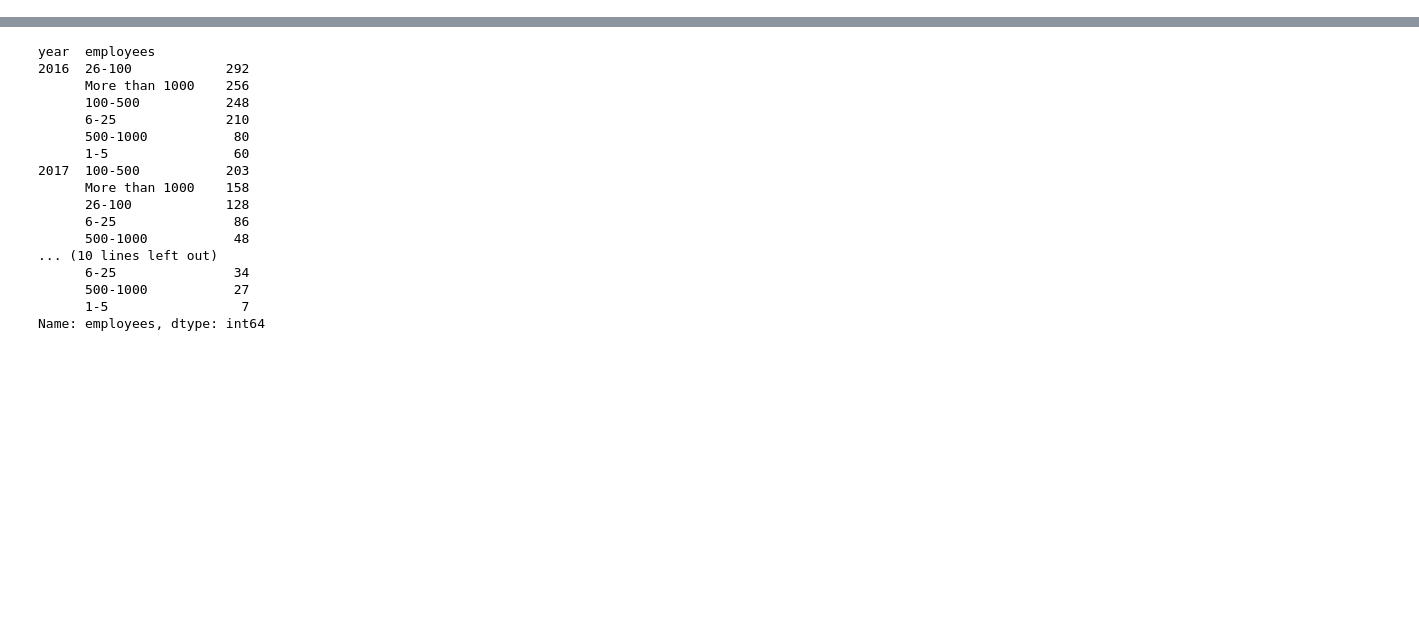
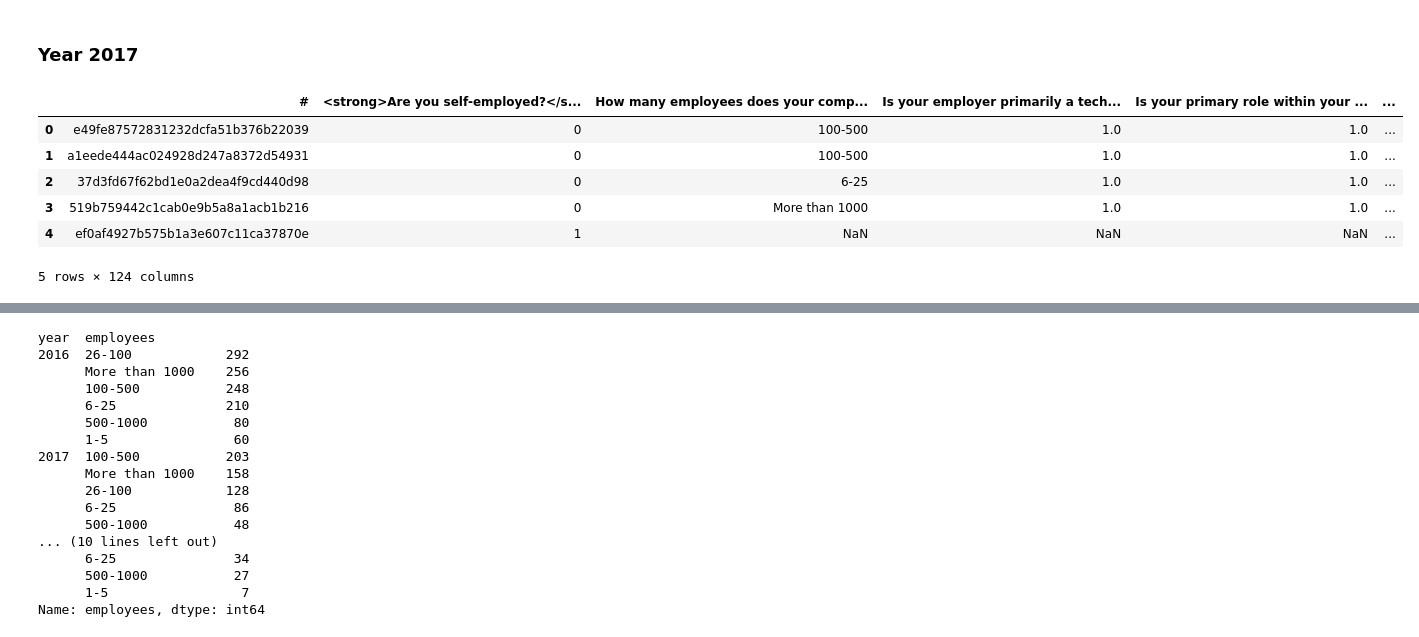
Before and after one commit to jaceybronte/compsci216-project, a Jupyter notebook: 216EDA.ipynb, the cells around one changed output, grey strips where cells are left out. Cells and saved outputs as stored; diff of their text form; code cells hidden in the pictures; blank space fills up the shorter version.

```diff
--- a/216EDA.ipynb
+++ b/216EDA.ipynb
@@ -5,21 +9,21 @@ import numpy as np
 # %%
 #download data
-with open("2016-raw-data.txt") as f:
+with open("2016-raw-data.csv") as f:
     data_2016 = pd.read_csv(f)
 
 data_2016['year'] = 2016
 
-with open("2017-raw-data.txt") as f:
+with open("2017-raw-data.csv") as f:
     data_2017 = pd.read_csv(f)
 
 data_2017['year'] = 2017
 
-with open("2018-raw-data.txt") as f:
+with open("2018-raw-data.csv") as f:
     data_2018 = pd.read_csv(f)
 
 data_2018['year'] = 2018
 
-with open("2019-raw-data.txt") as f:
+with open("2019-raw-data.csv") as f:
     data_2019 = pd.read_csv(f)
 
 data_2019['year'] = 2019
@@ -25,0 +44,13 @@ data_2019['year'] = 2019
+# %% [markdown]
+### Year 2017
+# %%
+pd.set_option('display.max_columns', 124)
+data_2017.head()
+# %% [output]
+|  | # | <strong>Are you self-employed?</s... | How many employees does your comp... | Is your employer primarily a tech... | Is your primary role within your ... | ... |
+| 0 | e49fe87572831232dcfa51b376b22039 | 0 | 100-500 | 1.0 | 1.0 | ... |
+| 1 | a1eede444ac024928d247a8372d54931 | 0 | 100-500 | 1.0 | 1.0 | ... |
+| 2 | 37d3fd67f62bd1e0a2dea4f9cd440d98 | 0 | 6-25 | 1.0 | 1.0 | ... |
+| 3 | 519b759442c1cab0e9b5a8a1acb1b216 | 0 | More than 1000 | 1.0 | 1.0 | ... |
+| 4 | ef0af4927b575b1a3e607c11ca37870e | 1 | NaN | NaN | NaN | ... |
+5 rows × 124 columns
```
Also changed, not shown: parts of 20 cells of this notebook.
